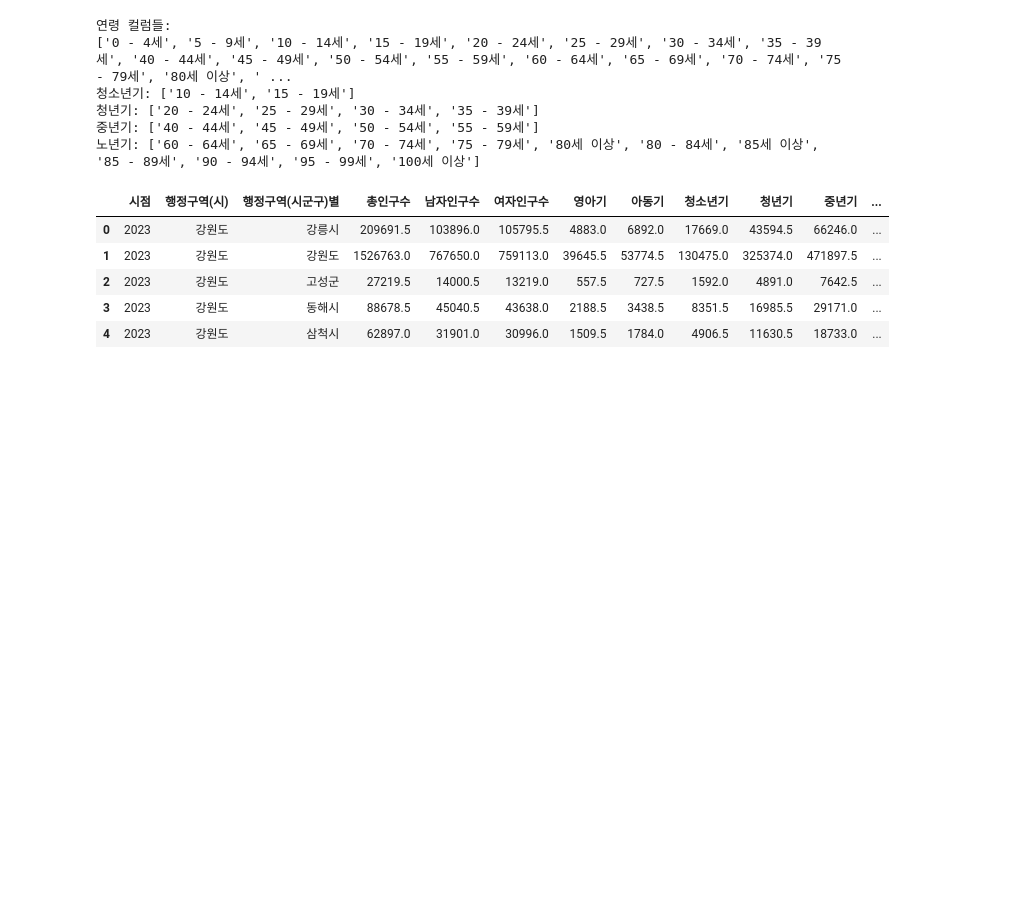
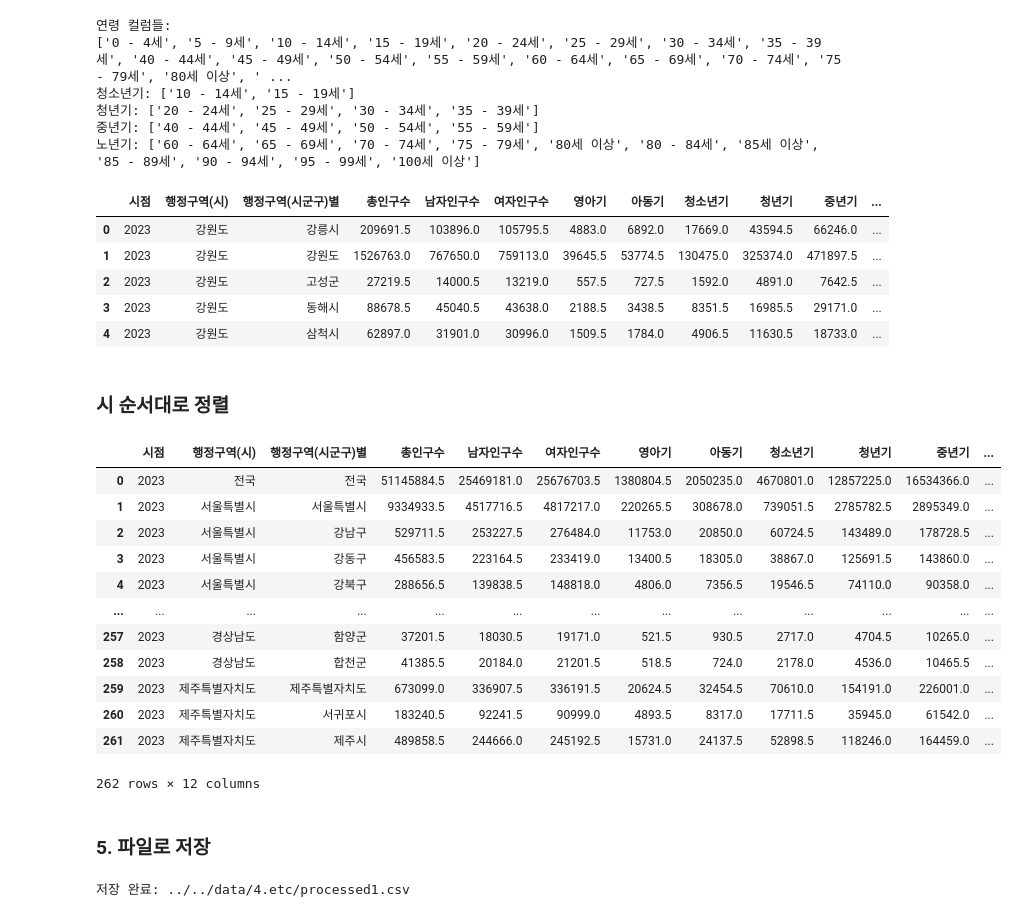
Before and after one commit to MJU-SDA/mju-sda-mini-project, a Jupyter notebook: src/1.preprocessing/preprocessing-area.ipynb, the cells around one changed output. Drawn from its saved outputs; the diff is of its cells as text; code cells hidden in the pictures; blank space fills up the shorter version.

```diff
--- a/src/1.preprocessing/preprocessing-area.ipynb
+++ b/src/1.preprocessing/preprocessing-area.ipynb
@@ -221,3 +221,65 @@ final_df.head()
 | 2 | 2023 | 강원도 | 고성군 | 27219.5 | 14000.5 | 13219.0 | 557.5 | 727.5 | 1592.0 | 4891.0 | 7642.5 | ... |
 | 3 | 2023 | 강원도 | 동해시 | 88678.5 | 45040.5 | 43638.0 | 2188.5 | 3438.5 | 8351.5 | 16985.5 | 29171.0 | ... |
 | 4 | 2023 | 강원도 | 삼척시 | 62897.0 | 31901.0 | 30996.0 | 1509.5 | 1784.0 | 4906.5 | 11630.5 | 18733.0 | ... |
+# %% [markdown]
+### 시 순서대로 정렬
+# %%
+# 1. 시 정렬 순서 지정
+target_values = ['전국', '서울특별시', '부산광역시', '대구광역시', '인천광역시',
+                '광주광역시', '대전광역시', '울산광역시',
+                '세종특별자치시',
+                '경기도',
+                '강원도', '충청북도',
+                '충청남도', '전라북도', '전라남도',
+                '경상북도','경상남도', '제주특별자치도']
+
+city_order_map = {city: i for i, city in enumerate(target_values)}
+
+# 2. 정렬용 보조 컬럼 생성
+final_df['시_순서'] = final_df['행정구역(시)'].map(city_order_map)
+
+# 리스트에 없는 시는 맨 뒤로 보내기 위해 큰 값으로 채우기
+final_df['시_순서'] = final_df['시_순서'].fillna(len(target_values))
+
+# 합계(시 이름 == 시군구 이름) 여부 표시: 합계면 1, 아니면 0
+final_df['is_total'] = (final_df['행정구역(시군구)별'] == final_df['행정구역(시)']).astype(int)
+
+# 3. 정렬
+# - 시_순서 : 오름차순
+# - is_total : 내림차순 (1 → 0, 즉 합계를 먼저)
+# - 행정구역(시군구)별 : 가나다 순
+final_df = final_df.sort_values(
+    by=['시_순서', 'is_total', '행정구역(시군구)별'],
+    ascending=[True, False, True]
+).reset_index(drop=True)
+
+# 4. 정렬용 보조 컬럼 제거
+final_df = final_df.drop(columns=['시_순서', 'is_total'])
+# %%
+final_df
+# %% [output]
+|  | 시점 | 행정구역(시) | 행정구역(시군구)별 | 총인구수 | 남자인구수 | 여자인구수 | 영아기 | 아동기 | 청소년기 | 청년기 | 중년기 | ... |
+| 0 | 2023 | 전국 | 전국 | 51145884.5 | 25469181.0 | 25676703.5 | 1380804.5 | 2050235.0 | 4670801.0 | 12857225.0 | 16534366.0 | ... |
+| 1 | 2023 | 서울특별시 | 서울특별시 | 9334933.5 | 4517716.5 | 4817217.0 | 220265.5 | 308678.0 | 739051.5 | 2785782.5 | 2895349.0 | ... |
+| 2 | 2023 | 서울특별시 | 강남구 | 529711.5 | 253227.5 | 276484.0 | 11753.0 | 20850.0 | 60724.5 | 143489.0 | 178728.5 | ... |
+| 3 | 2023 | 서울특별시 | 강동구 | 456583.5 | 223164.5 | 233419.0 | 13400.5 | 18305.0 | 38867.0 | 125691.5 | 143860.0 | ... |
+| 4 | 2023 | 서울특별시 | 강북구 | 288656.5 | 139838.5 | 148818.0 | 4806.0 | 7356.5 | 19546.5 | 74110.0 | 90358.0 | ... |
+| ... | ... | ... | ... | ... | ... | ... | ... | ... | ... | ... | ... | ... |
+| 257 | 2023 | 경상남도 | 함양군 | 37201.5 | 18030.5 | 19171.0 | 521.5 | 930.5 | 2717.0 | 4704.5 | 10265.0 | ... |
+| 258 | 2023 | 경상남도 | 합천군 | 41385.5 | 20184.0 | 21201.5 | 518.5 | 724.0 | 2178.0 | 4536.0 | 10465.5 | ... |
+| 259 | 2023 | 제주특별자치도 | 제주특별자치도 | 673099.0 | 336907.5 | 336191.5 | 20624.5 | 32454.5 | 70610.0 | 154191.0 | 226001.0 | ... |
+| 260 | 2023 | 제주특별자치도 | 서귀포시 | 183240.5 | 92241.5 | 90999.0 | 4893.5 | 8317.0 | 17711.5 | 35945.0 | 61542.0 | ... |
+| 261 | 2023 | 제주특별자치도 | 제주시 | 489858.5 | 244666.0 | 245192.5 | 15731.0 | 24137.5 | 52898.5 | 118246.0 | 164459.0 | ... |
+262 rows × 12 columns
+# %% [markdown]
+### 5. 파일로 저장
+# %%
+# 저장 경로 설정
+save_path = "../../data/4.etc/processed1.csv"
+
+# CSV 저장
+final_df.to_csv(save_path, index=False, encoding='UTF-8')
+
+print("저장 완료:", save_path)
+# %% [output]
+저장 완료: ../../data/4.etc/processed1.csv
```
Also changed, not shown: 2 other files.
